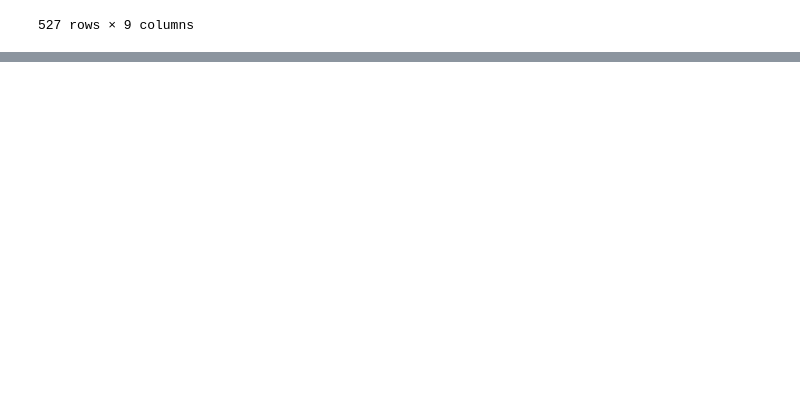
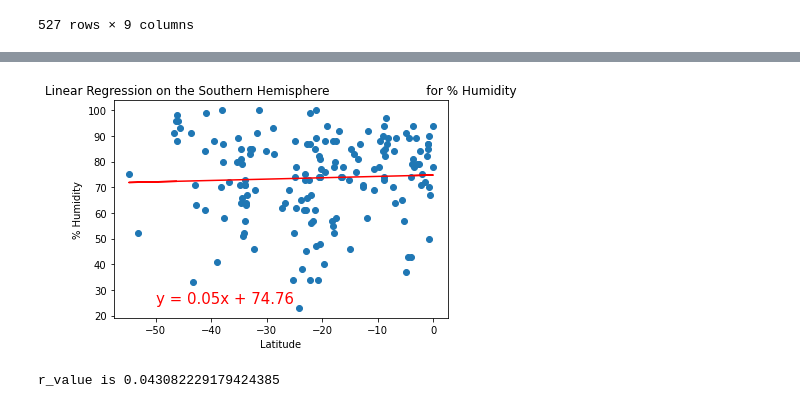
Before and after one commit to raneymjohnGit/World_Weather_Analysis, a Jupyter notebook: WeatherPy.ipynb, the cells around one changed output, grey strips where cells are left out. Saved outputs shown, nothing was run; the diff lists cells and outputs as text; code cells hidden in the pictures; blank space fills up the shorter version.

```diff
--- a/WeatherPy.ipynb
+++ b/WeatherPy.ipynb
@@ -231,0 +360,12 @@ plt.show()
+# %%
+# Linear regression on the Southern Hemisphere
+x_values = southern_hemi_df["Lat"]
+y_values = southern_hemi_df["Humidity"]
+# Call the function.
+r_value = plot_linear_regression(x_values, y_values,
+                       'Linear Regression on the Southern Hemisphere \
+                        for % Humidity', '% Humidity',(-50,25))
+print(f"r_value is {r_value}")
+# %% [output]
+[figure, added]
+r_value is 0.043082229179424385
```
Also changed, not shown: parts of 20 cells of this notebook.
